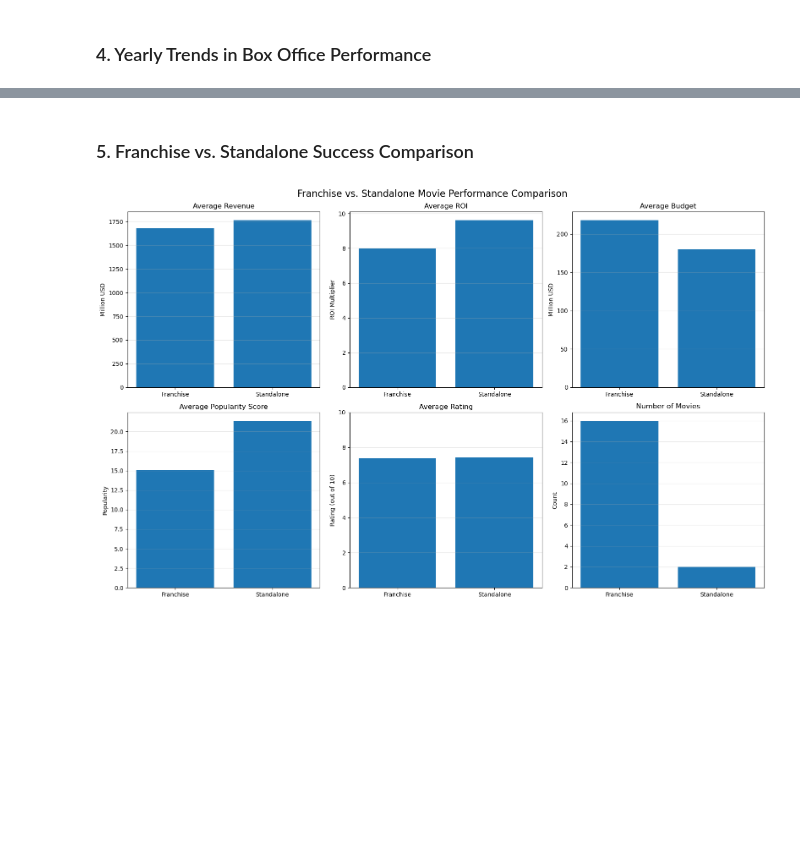
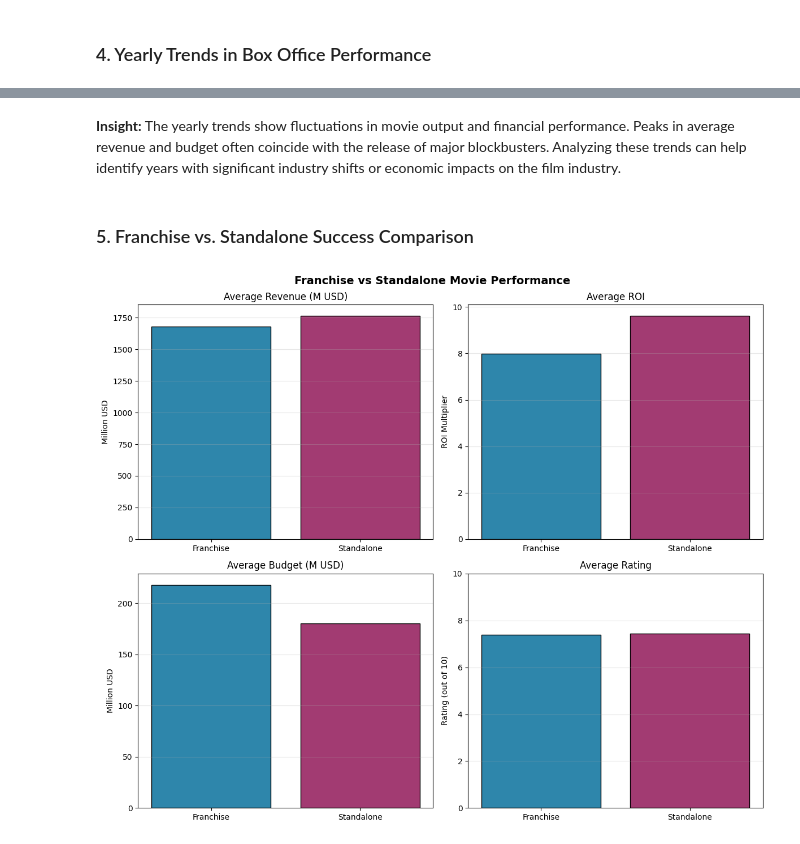
Before and after one commit to manaf-dev/tmdb-movie-data-analysis, a Jupyter notebook: notebooks/TMDB_Movie_Analysis.ipynb, the cells around one changed output, grey strips where cells are left out. Saved outputs shown, nothing was run; the diff lists cells and outputs as text; code cells hidden in the pictures; blank space fills up the shorter version.

```diff
--- a/notebooks/TMDB_Movie_Analysis.ipynb
+++ b/notebooks/TMDB_Movie_Analysis.ipynb
@@ -74,0 +32,10 @@ memory usage: 3.7+ KB
+# %%
+movie_ids = [
+    0, 299534, 19995, 140607, 299536, 597, 135397, 420818, 24428,
+    168259, 99861, 284054, 12445, 181808, 330457, 351286, 109445,
+    321612, 260513
+]
+
+# Fetch data
+raw_movies_df = data_fetcher.fetch_movies_from_api(movie_ids)
+raw_movies_df.info()
@@ -226,0 +73,4 @@ movies_df.head(5)
+# %%
+# Clean data
+movies_df = data_cleaner.clean_movie_data(raw_movies_df)
+movies_df.head()
@@ -558,64 +264,9 @@ Yearly Statistics Summary:
+# %% [markdown]
+**Insight:**
+The yearly trends show fluctuations in movie output and financial performance. Peaks in average revenue and budget often coincide with the release of major blockbusters. Analyzing these trends can help identify years with significant industry shifts or economic impacts on the film industry.
 # %% [markdown]
 ### 5. Franchise vs. Standalone Success Comparison
 # %%
-# Prepare comparison data
-comparison_metrics = {
-    'Mean Revenue': [franchise_mean_revenue, standalone_mean_revenue],
-    'Mean ROI': [franchise_mean_roi, standalone_mean_roi],
-    'Mean Budget': [franchise_mean_budget, standalone_mean_budget],
-    'Mean Popularity': [franchise_mean_popularity, standalone_mean_popularity],
-    'Mean Rating': [franchise_mean_rating, standalone_mean_rating],
-    'Movie Count': [len(franchise_movies), len(standalone_movies)]
-}
-
-categories = ['Franchise', 'Standalone']
-
-# Create subplots
-fig, axs = plt.subplots(2, 3, figsize=(16, 10))
-fig.suptitle('Franchise vs. Standalone Movie Performance Comparison', fontsize=16)
-
-# Plot 1: Mean Revenue
-axs[0, 0].bar(categories, comparison_metrics['Mean Revenue'])
-axs[0, 0].set_title('Average Revenue')
-axs[0, 0].set_ylabel('Million USD')
-axs[0, 0].grid(True, axis='y', alpha=0.3)
-
-# Plot 2: Mean ROI
-axs[0, 1].bar(categories, comparison_metrics['Mean ROI'])
-axs[0, 1].set_title('Average ROI')
-axs[0, 1].set_ylabel('ROI Multiplier')
-axs[0, 1].grid(True, axis='y', alpha=0.3)
-
-# Plot 3: Mean Budget
-axs[0, 2].bar(categories, comparison_metrics['Mean Budget'])
-axs[0, 2].set_title('Average Budget')
-axs[0, 2].set_ylabel('Million USD')
-axs[0, 2].grid(True, axis='y', alpha=0.3)
-
-# Plot 4: Mean Popularity
-axs[1, 0].bar(categories, comparison_metrics['Mean Popularity'])
-axs[1, 0].set_title('Average Popularity Score')
-axs[1, 0].set_ylabel('Popularity')
-axs[1, 0].grid(True, axis='y', alpha=0.3)
-
-# Plot 5: Mean Rating
-axs[1, 1].bar(categories, comparison_metrics['Mean Rating'])
-axs[1, 1].set_title('Average Rating')
-axs[1, 1].set_ylabel('Rating (out of 10)')
-axs[1, 1].set_ylim(0, 10)
-axs[1, 1].grid(True, axis='y', alpha=0.3)
-
-# Plot 6: Movie Count Comparison
-movie_counts = [len(franchise_movies), len(standalone_movies)]
-axs[1, 2].bar(categories, movie_counts)
-axs[1, 2].set_title('Number of Movies')
-axs[1, 2].set_ylabel('Count')
-axs[1, 2].grid(True, axis='y', alpha=0.3)
-
-
-plt.tight_layout()
-plt.show()
-
-# summary table
+visualizations.plot_franchise_comparison(movies_df)
 # %% [output]
-[figure, old version]
+[figure, new version]
```
Also changed, not shown: parts of 37 cells of this notebook, 6 other files.
